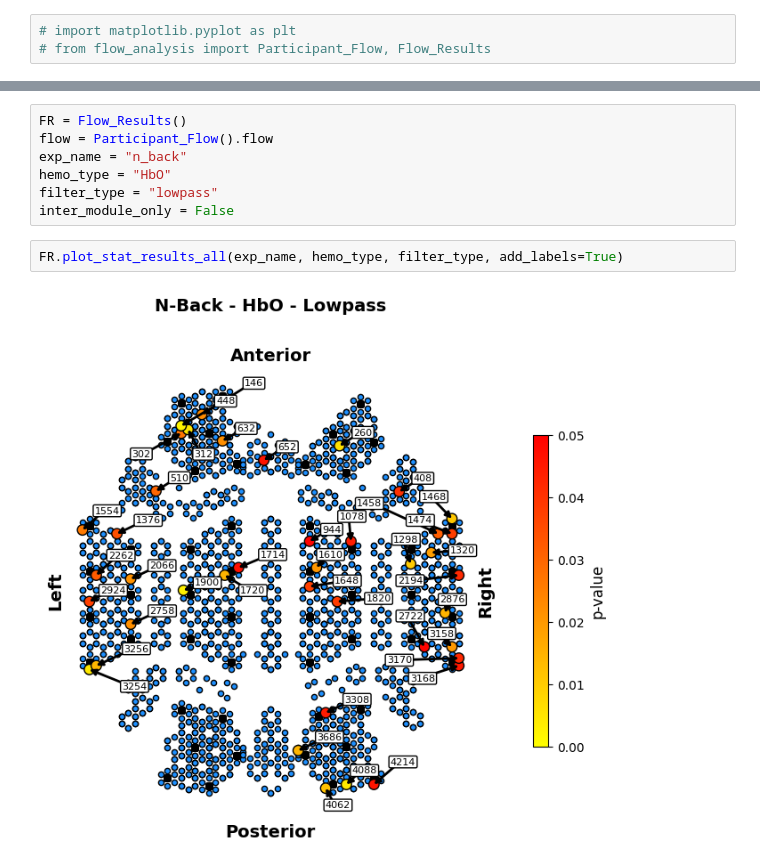
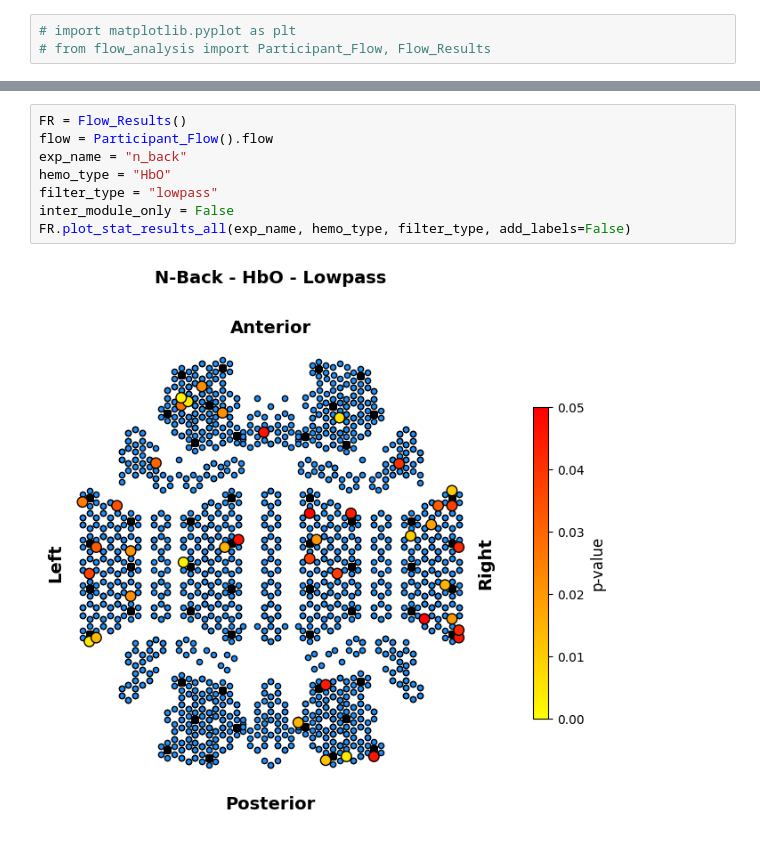
Before and after one commit to AyazLab/KernelFlow_Analysis, a Jupyter notebook: flow_analysis.ipynb, the cells around one changed output, grey strips where cells are left out. Saved outputs shown, nothing was run; the diff lists cells and outputs as text.

```diff
--- a/flow_analysis.ipynb
+++ b/flow_analysis.ipynb
@@ -4091,14 +4105,13 @@ class Flow_Results:
 # %%
 FR = Flow_Results()
 flow = Participant_Flow().flow
 exp_name = "n_back"
 hemo_type = "HbO"
 filter_type = "lowpass"
 inter_module_only = False
+FR.plot_stat_results_all(exp_name, hemo_type, filter_type, add_labels=False)
+# %% [output]
+[figure, added]
-# %%
-FR.plot_stat_results_all(exp_name, hemo_type, filter_type, add_labels=True)
-# %% [output]
-[figure, removed]
 # %%
 corr = False
 add_labels = True
```
Also changed, not shown: parts of 3 cells of this notebook, 1 other file.
